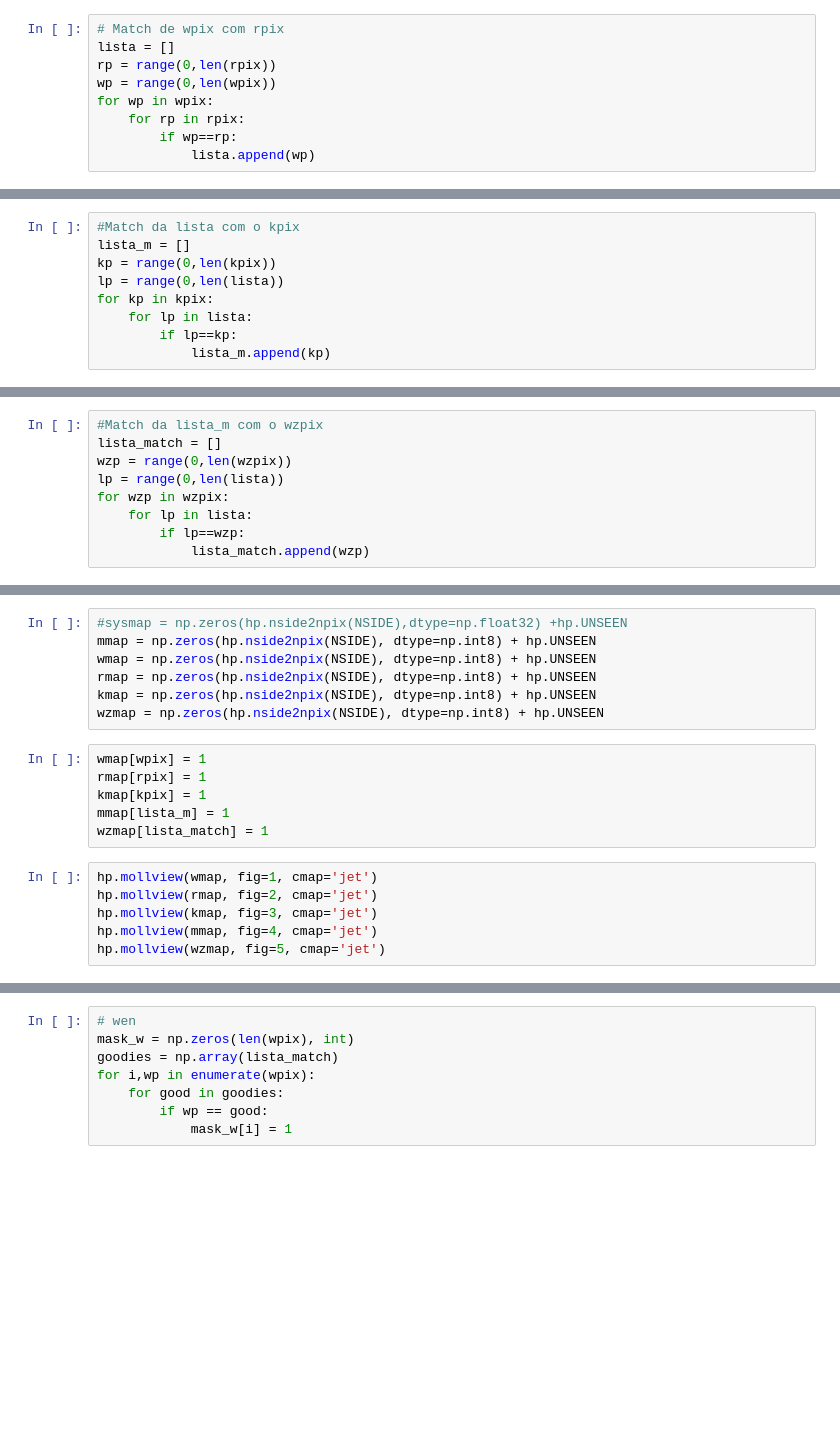
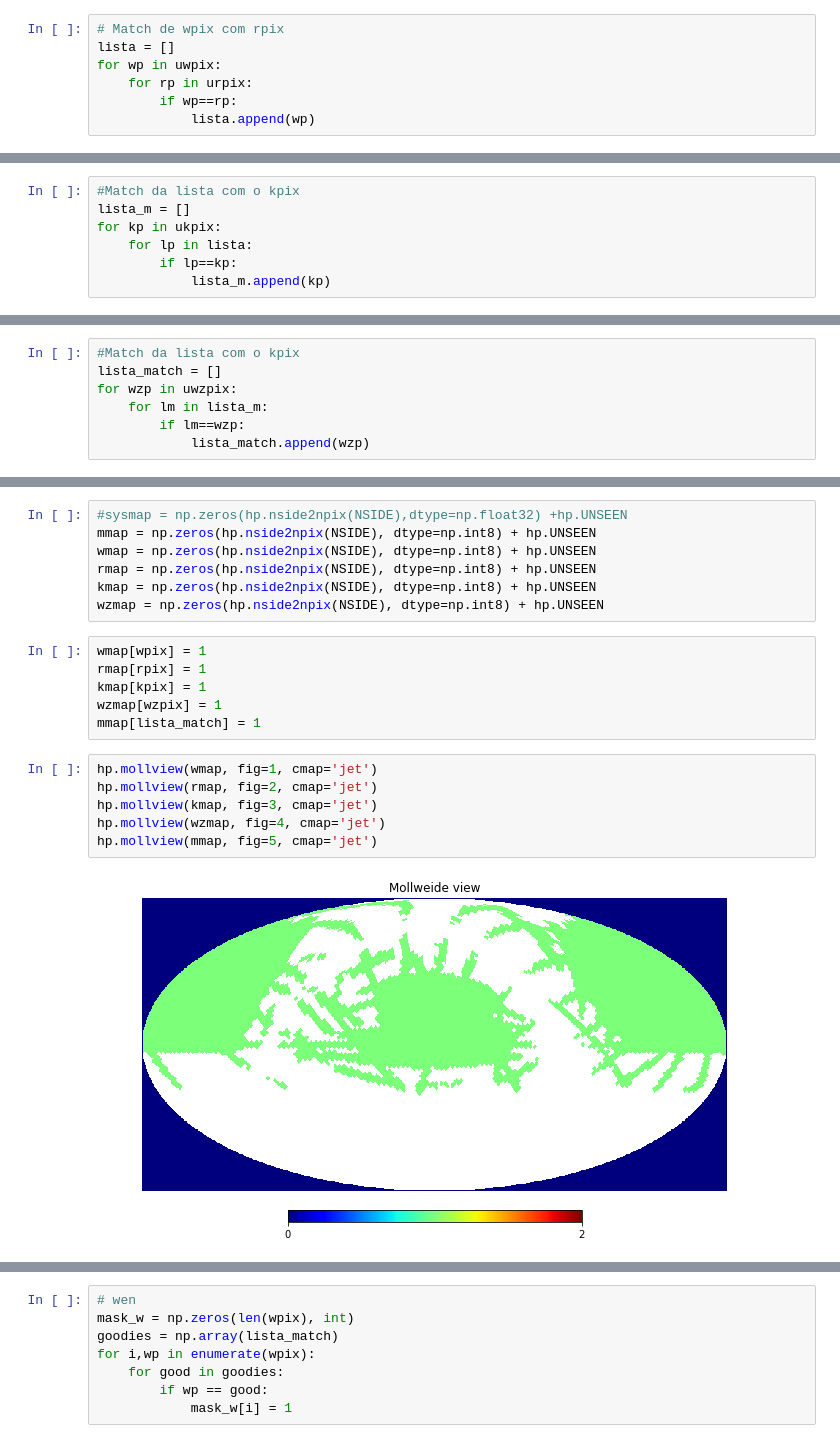
Before and after one commit to clusteron/comparison, a Jupyter notebook: comparison_footprint.ipynb, the cells around one changed output, grey strips where cells are left out. Saved outputs shown, nothing was run; the diff lists cells and outputs as text; blank space fills up the shorter version.

```diff
--- a/comparison_footprint.ipynb
+++ b/comparison_footprint.ipynb
@@ -73,9 +71,7 @@ print len(wzpix), len(uwzpix)
 # %%
 # Match de wpix com rpix
 lista = []
-rp = range(0,len(rpix))
-wp = range(0,len(wpix))
-for wp in wpix:
-    for rp in rpix:
+for wp in uwpix:
+    for rp in urpix:
         if wp==rp:
             lista.append(wp)
@@ -88,9 +82,7 @@ KeyboardInterrupt:
 # %%
 #Match da lista com o kpix
 lista_m = []
-kp = range(0,len(kpix))
-lp = range(0,len(lista))
-for kp in kpix:
+for kp in ukpix:
     for lp in lista:
         if lp==kp:
             lista_m.append(kp)
@@ -99,11 +93,9 @@ print len(lista_m)
 # %%
-#Match da lista_m com o wzpix
+#Match da lista com o kpix
 lista_match = []
-wzp = range(0,len(wzpix))
-lp = range(0,len(lista))
-for wzp in wzpix:
-    for lp in lista:
-        if lp==wzp:
+for wzp in uwzpix:
+    for lm in lista_m:
+        if lm==wzp:
             lista_match.append(wzp)
 # %%
 print len(lista_match)
@@ -118,11 +112,13 @@ wzmap = np.zeros(hp.nside2npix(NSIDE), dtype=np.int8) + hp.UNSEEN
 wmap[wpix] = 1
 rmap[rpix] = 1
 kmap[kpix] = 1
-mmap[lista_m] = 1
-wzmap[lista_match] = 1
+wzmap[wzpix] = 1
+mmap[lista_match] = 1
 # %%
 hp.mollview(wmap, fig=1, cmap='jet')
 hp.mollview(rmap, fig=2, cmap='jet')
 hp.mollview(kmap, fig=3, cmap='jet')
-hp.mollview(mmap, fig=4, cmap='jet')
-hp.mollview(wzmap, fig=5, cmap='jet')
+hp.mollview(wzmap, fig=4, cmap='jet')
+hp.mollview(mmap, fig=5, cmap='jet')
+# %% [output]
+[figure, added]
```
Also changed, not shown: parts of 20 cells of this notebook.
